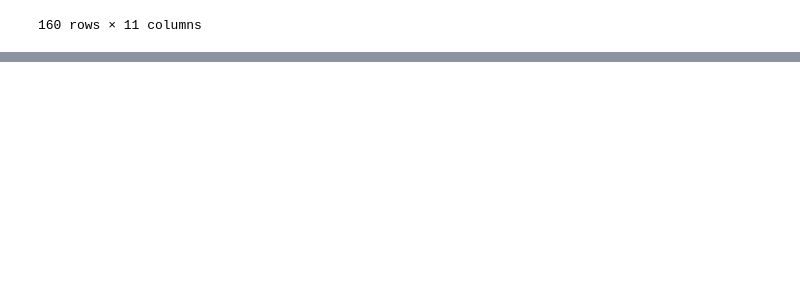
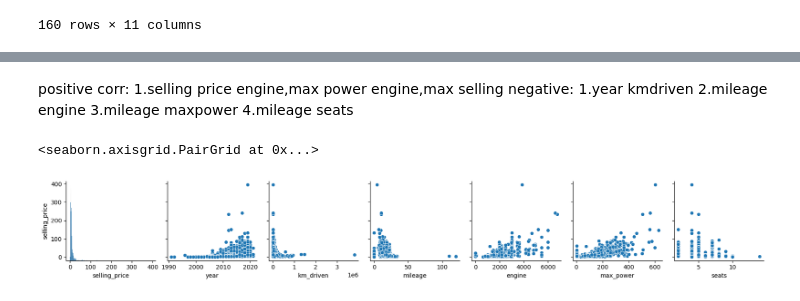
Before and after one commit to namangarg1805/Data-Analytics, a Jupyter notebook: ABC_CarResale_CaseStudy.ipynb, the cells around one changed output, grey strips where cells are left out. Drawn from its saved outputs; the diff is of its cells as text; code cells hidden in the pictures; blank space fills up the shorter version.

```diff
--- a/ABC_CarResale_CaseStudy.ipynb
+++ b/ABC_CarResale_CaseStudy.ipynb
@@ -197,0 +208,13 @@ Zero mileage doesn't make sense
+# %% [markdown]
+positive corr:
+1.selling price engine,max power engine,max selling
+negative:
+1.year kmdriven
+2.mileage engine
+3.mileage maxpower
+4.mileage seats
+# %%
+sns.pairplot(df,y_vars=['selling_price'])
+# %% [output]
+<seaborn.axisgrid.PairGrid at 0x...>
+[figure, added]
```
Also changed, not shown: parts of 15 cells of this notebook.
